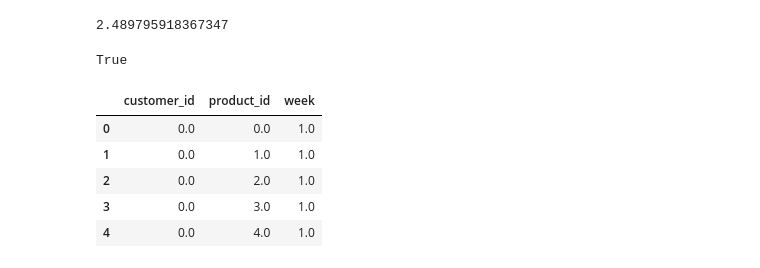
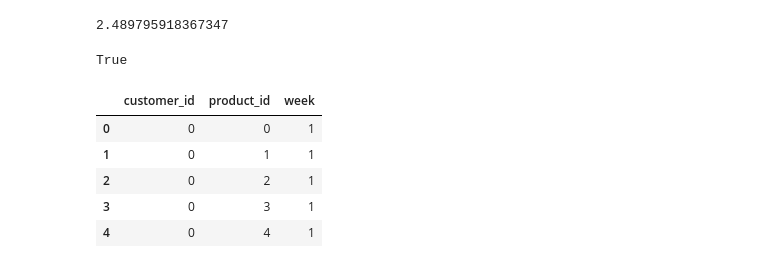
Before and after one commit to sekR4/classification-challenge, a Jupyter notebook: src/draft.ipynb, the cells around one changed output. Drawn from its saved outputs; the diff is of its cells as text; code cells hidden in the pictures.

```diff
--- a/src/draft.ipynb
+++ b/src/draft.ipynb
@@ -169,16 +173,18 @@ for w in range(1,49+1):
     tmp = skeleton_cp.copy()
     tmp["week"] = [w] * len(skeleton_cp)
     skeleton = pd.concat([skeleton, tmp], ignore_index=True)
-# %%
-len(skeleton) == 2000*100*49
-# %% [output]
-True
-# %%
-skeleton.head()
-# %% [output]
-|  | customer_id | product_id | week |
-| 0 | 0.0 | 0.0 | 1.0 |
-| 1 | 0.0 | 1.0 | 1.0 |
-| 2 | 0.0 | 2.0 | 1.0 |
-| 3 | 0.0 | 3.0 | 1.0 |
-| 4 | 0.0 | 4.0 | 1.0 |
+# %%
+len(skeleton) == n_customers * n_products * n_weeks
+# %% [output]
+True
+# %%
+# Type alignment
+skeleton = skeleton.astype(df[["customer_id","product_id","week"]].dtypes.to_dict())
+skeleton.head()
+# %% [output]
+|  | customer_id | product_id | week |
+| 0 | 0 | 0 | 1 |
+| 1 | 0 | 1 | 1 |
+| 2 | 0 | 2 | 1 |
+| 3 | 0 | 3 | 1 |
+| 4 | 0 | 4 | 1 |
```
Also changed, not shown: parts of 6 cells of this notebook.
